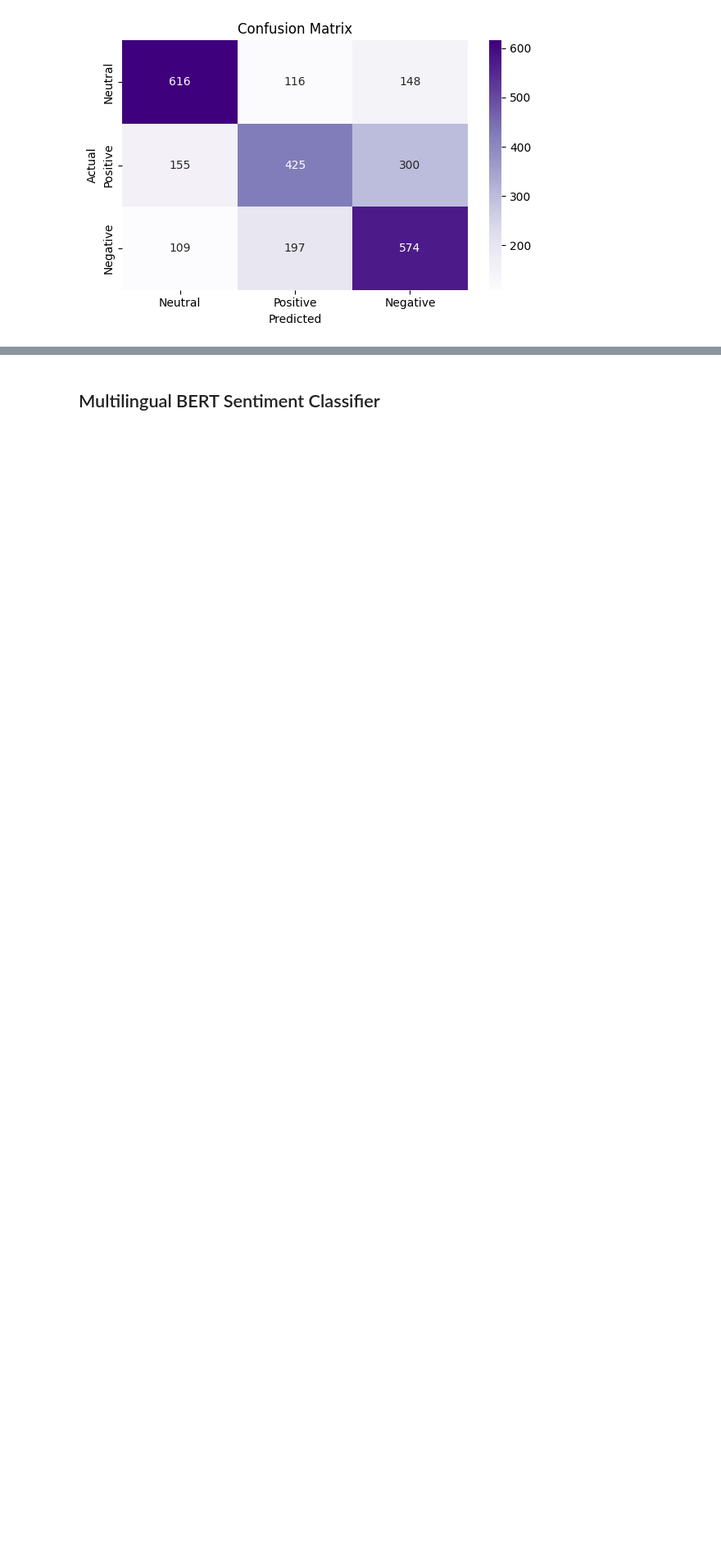
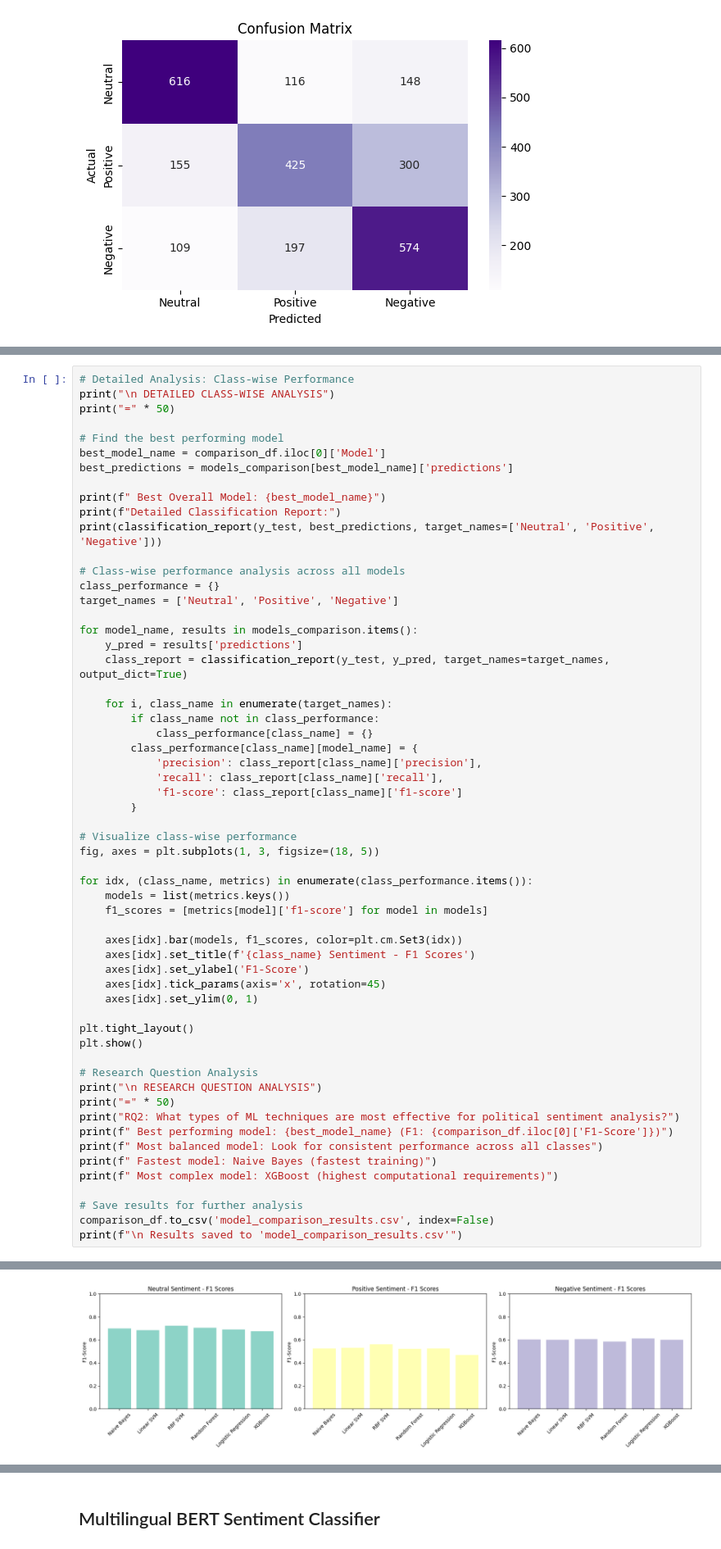
Before and after one commit to sandeshs0/political-sentiment-analysis, a Jupyter notebook: nepali_sentiment_analysis.ipynb, the cells around one changed output, grey strips where cells are left out. Shown at 82% size. Saved outputs shown, nothing was run; the diff lists cells and outputs as text; blank space fills up the shorter version.

```diff
--- a/nepali_sentiment_analysis.ipynb
+++ b/nepali_sentiment_analysis.ipynb
@@ -601,0 +965,59 @@ plt.show()
+# %%
+# Detailed Analysis: Class-wise Performance
+print("\n DETAILED CLASS-WISE ANALYSIS")
+print("=" * 50)
+
+# Find the best performing model
+best_model_name = comparison_df.iloc[0]['Model']
+best_predictions = models_comparison[best_model_name]['predictions']
+
+print(f" Best Overall Model: {best_model_name}")
+print(f"Detailed Classification Report:")
+print(classification_report(y_test, best_predictions, target_names=['Neutral', 'Positive', 'Negative']))
+
+# Class-wise performance analysis across all models
+class_performance = {}
+target_names = ['Neutral', 'Positive', 'Negative']
+
+for model_name, results in models_comparison.items():
+    y_pred = results['predictions']
+    class_report = classification_report(y_test, y_pred, target_names=target_names, output_dict=True)
+
+    for i, class_name in enumerate(target_names):
+        if class_name not in class_performance:
+            class_performance[class_name] = {}
+        class_performance[class_name][model_name] = {
+            'precision': class_report[class_name]['precision'],
+            'recall': class_report[class_name]['recall'],
+            'f1-score': class_report[class_name]['f1-score']
+        }
+
+# Visualize class-wise performance
+fig, axes = plt.subplots(1, 3, figsize=(18, 5))
+
+for idx, (class_name, metrics) in enumerate(class_performance.items()):
+    models = list(metrics.keys())
+    f1_scores = [metrics[model]['f1-score'] for model in models]
+
+    axes[idx].bar(models, f1_scores, color=plt.cm.Set3(idx))
+    axes[idx].set_title(f'{class_name} Sentiment - F1 Scores')
+    axes[idx].set_ylabel('F1-Score')
+    axes[idx].tick_params(axis='x', rotation=45)
+    axes[idx].set_ylim(0, 1)
+
+plt.tight_layout()
+plt.show()
+
+# Research Question Analysis
+print("\n RESEARCH QUESTION ANALYSIS")
+print("=" * 50)
+print("RQ2: What types of ML techniques are most effective for political sentiment analysis?")
+print(f" Best performing model: {best_model_name} (F1: {comparison_df.iloc[0]['F1-Score']})")
+print(f" Most balanced model: Look for consistent performance across all classes")
+print(f" Fastest model: Naive Bayes (fastest training)")
+print(f" Most complex model: XGBoost (highest computational requirements)")
+
+# Save results for further analysis
+comparison_df.to_csv('model_comparison_results.csv', index=False)
+print(f"\n Results saved to 'model_comparison_results.csv'")
+# %% [output]
@@ -601,0 +1037 @@ plt.show()
+[figure, added]
```
Also changed, not shown: parts of 27 cells of this notebook, 19 other files.
